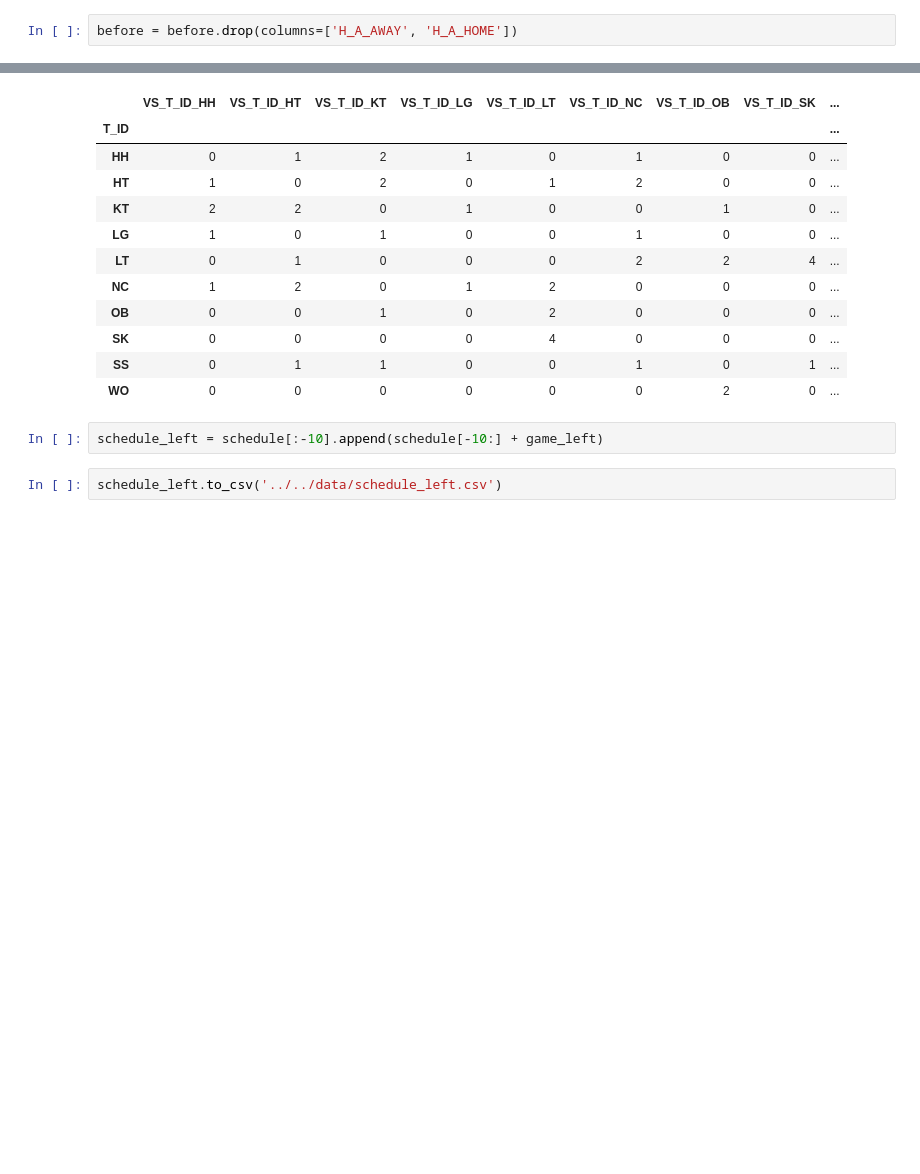
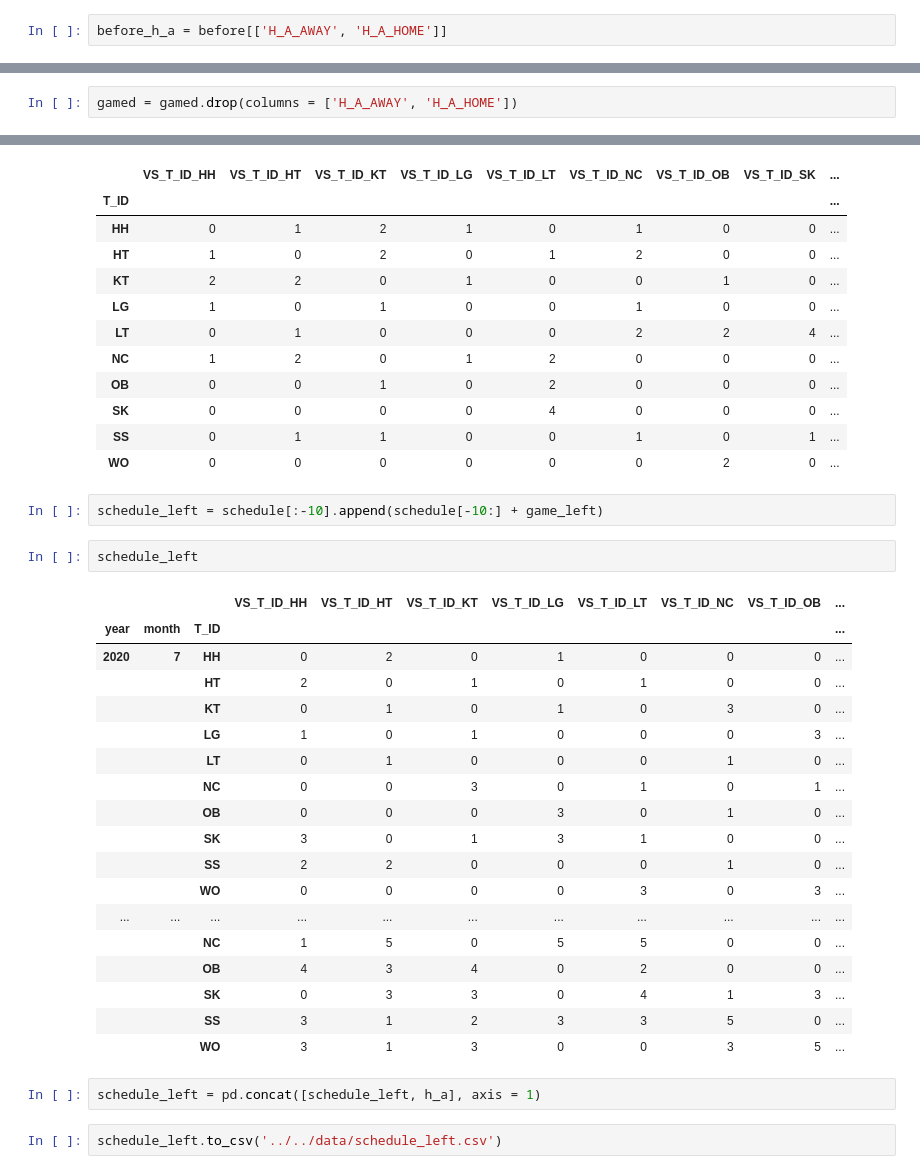
Before and after one commit to cheris8/Baseball_ChilliShrimp, a Jupyter notebook: code/prediction/schedule_left.ipynb, the cells around one changed output, grey strips where cells are left out. Saved outputs shown, nothing was run; the diff lists cells and outputs as text; blank space fills up the shorter version.

```diff
--- a/code/prediction/schedule_left.ipynb
+++ b/code/prediction/schedule_left.ipynb
@@ -58,4 +76,4 @@ schedule
 # %%
 before = before.groupby(['year', 'month', 'T_ID']).sum()
 # %%
-before = before.drop(columns=['H_A_AWAY', 'H_A_HOME'])
+before_h_a = before[['H_A_AWAY', 'H_A_HOME']]
@@ -62,5 +138,7 @@ before = before.drop(columns=['H_A_AWAY', 'H_A_HOME'])
 # %%
 gamed = before.groupby(['T_ID']).sum()
+# %%
+gamed = gamed.drop(columns = ['H_A_AWAY', 'H_A_HOME'])
 # %%
 future = schedule.groupby(['T_ID']).sum()
 # %%
@@ -120,5 +198,28 @@ game_left
 | WO | 0 | 0 | 0 | 0 | 0 | 0 | 2 | 0 | ... |
 # %%
 schedule_left = schedule[:-10].append(schedule[-10:] + game_left)
+# %%
+schedule_left
+# %% [output]
+|  |  |  | VS_T_ID_HH | VS_T_ID_HT | VS_T_ID_KT | VS_T_ID_LG | VS_T_ID_LT | VS_T_ID_NC | VS_T_ID_OB | ... |
+| year | month | T_ID |  |  |  |  |  |  |  | ... |
+| 2020 | 7 | HH | 0 | 2 | 0 | 1 | 0 | 0 | 0 | ... |
+|  |  | HT | 2 | 0 | 1 | 0 | 1 | 0 | 0 | ... |
+|  |  | KT | 0 | 1 | 0 | 1 | 0 | 3 | 0 | ... |
+|  |  | LG | 1 | 0 | 1 | 0 | 0 | 0 | 3 | ... |
+|  |  | LT | 0 | 1 | 0 | 0 | 0 | 1 | 0 | ... |
+|  |  | NC | 0 | 0 | 3 | 0 | 1 | 0 | 1 | ... |
+|  |  | OB | 0 | 0 | 0 | 3 | 0 | 1 | 0 | ... |
+|  |  | SK | 3 | 0 | 1 | 3 | 1 | 0 | 0 | ... |
+|  |  | SS | 2 | 2 | 0 | 0 | 0 | 1 | 0 | ... |
+|  |  | WO | 0 | 0 | 0 | 0 | 3 | 0 | 3 | ... |
+| ... | ... | ... | ... | ... | ... | ... | ... | ... | ... | ... |
+|  |  | NC | 1 | 5 | 0 | 5 | 5 | 0 | 0 | ... |
+|  |  | OB | 4 | 3 | 4 | 0 | 2 | 0 | 0 | ... |
+|  |  | SK | 0 | 3 | 3 | 0 | 4 | 1 | 3 | ... |
+|  |  | SS | 3 | 1 | 2 | 3 | 3 | 5 | 0 | ... |
+|  |  | WO | 3 | 1 | 3 | 0 | 0 | 3 | 5 | ... |
+# %%
+schedule_left = pd.concat([schedule_left, h_a], axis = 1)
 # %%
 schedule_left.to_csv('../../data/schedule_left.csv')
```
Also changed, not shown: parts of 9 cells of this notebook, 1 other file.
